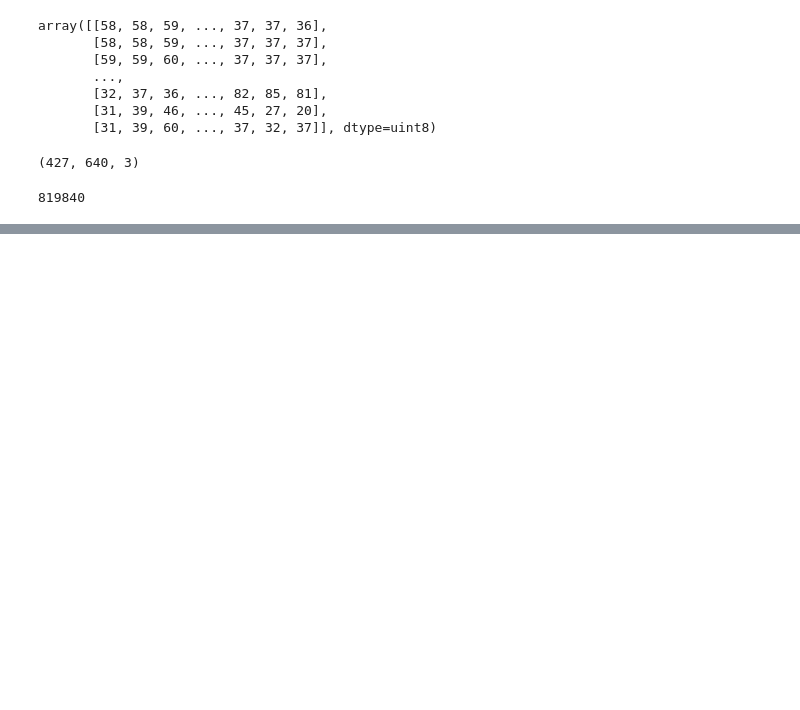
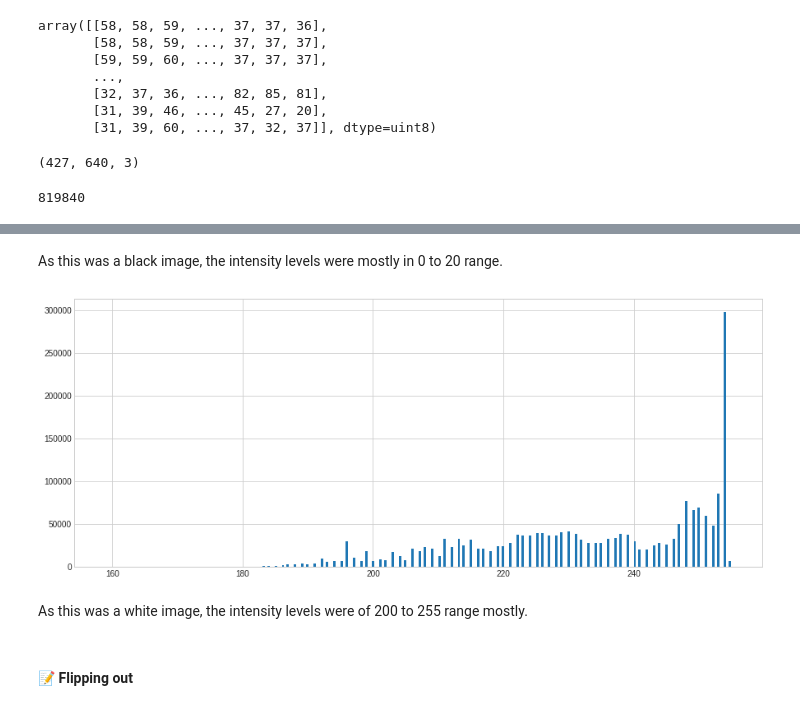
Before and after one commit to Naimul-Islam-Siam/Image-Processing, a Jupyter notebook: Image Processing in Python/1. Introducing Image Processing and scikit-image/image_processing1.ipynb, the cells around one changed output, grey strips where cells are left out. Cells and saved outputs as stored; diff of their text form; code cells hidden in the pictures; blank space fills up the shorter version.

```diff
--- a/Image Processing in Python/1. Introducing Image Processing and scikit-image/image_processing1.ipynb
+++ b/Image Processing in Python/1. Introducing Image Processing and scikit-image/image_processing1.ipynb
@@ -132,0 +162,10 @@ rocket.size
+# %% [markdown]
+As this was a black image, the intensity levels were mostly in 0 to 20 range.
+# %%
+plt.hist(white_image.ravel(), bins=256);
+# %% [output]
+[figure, added]
+# %% [markdown]
+As this was a white image, the intensity levels were of 200 to 255 range mostly.
+# %% [markdown]
+#### 📝 Flipping out
```
Also changed, not shown: parts of 16 cells of this notebook.
